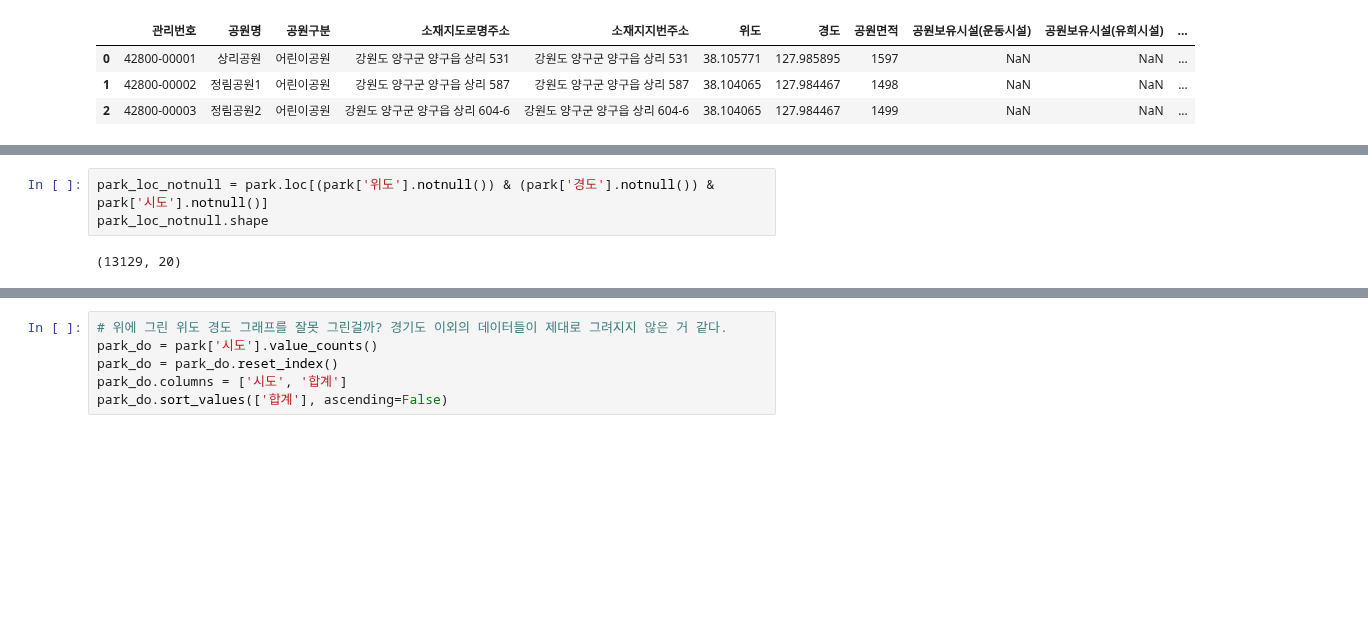
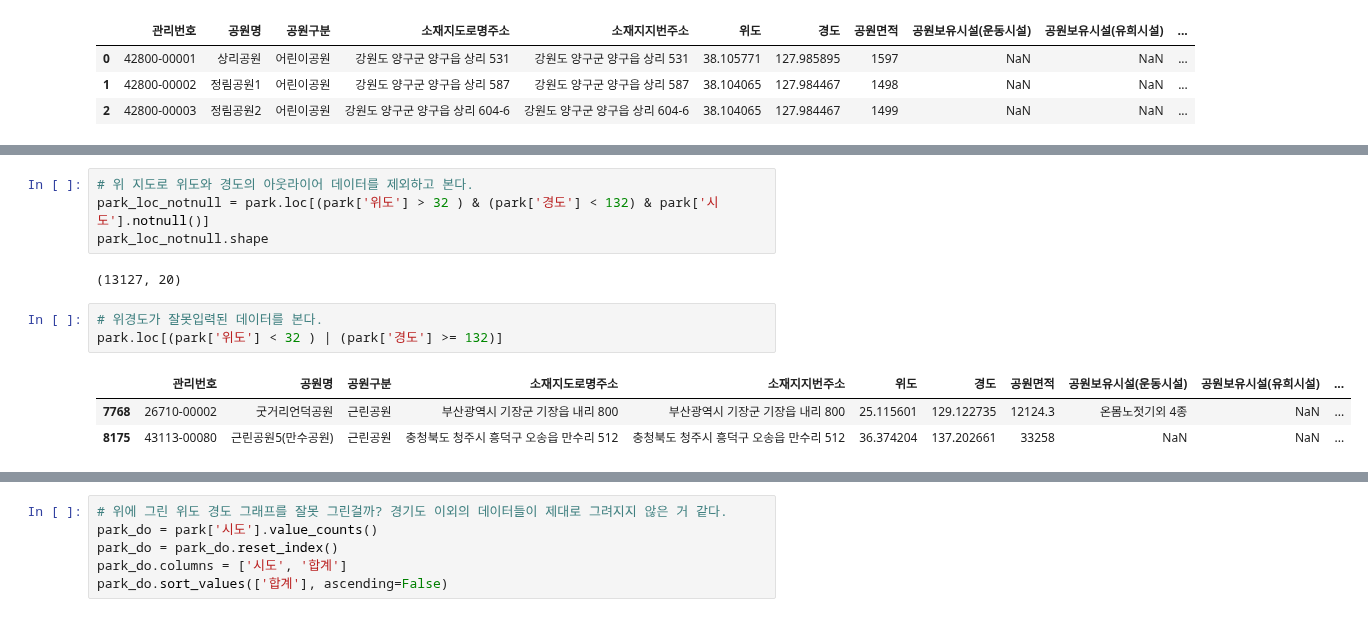
Before and after one commit to corazzon/OpenDataWrangling, a Jupyter notebook: park.ipynb, the cells around one changed output, grey strips where cells are left out. Cells and saved outputs as stored; diff of their text form; blank space fills up the shorter version.

```diff
--- a/park.ipynb
+++ b/park.ipynb
@@ -84,8 +76,16 @@ park.head(3)
 # %%
-park_loc_notnull = park.loc[(park['위도'].notnull()) & (park['경도'].notnull()) & park['시도'].notnull()]
+# 위 지도로 위도와 경도의 아웃라이어 데이터를 제외하고 본다.
+park_loc_notnull = park.loc[(park['위도'] > 32 ) & (park['경도'] < 132) & park['시도'].notnull()]
 park_loc_notnull.shape
 # %% [output]
-(13129, 20)
+(13127, 20)
+# %%
+# 위경도가 잘못입력된 데이터를 본다.
+park.loc[(park['위도'] < 32 ) | (park['경도'] >= 132)]
+# %% [output]
+|  | 관리번호 | 공원명 | 공원구분 | 소재지도로명주소 | 소재지지번주소 | 위도 | 경도 | 공원면적 | 공원보유시설(운동시설) | 공원보유시설(유희시설) | ... |
+| 7768 | 26710-00002 | 굿거리언덕공원 | 근린공원 | 부산광역시 기장군 기장읍 내리 800 | 부산광역시 기장군 기장읍 내리 800 | 25.115601 | 129.122735 | 12124.3 | 온몸노젓기외 4종 | NaN | ... |
+| 8175 | 43113-00080 | 근린공원5(만수공원) | 근린공원 | 충청북도 청주시 흥덕구 오송읍 만수리 512 | 충청북도 청주시 흥덕구 오송읍 만수리 512 | 36.374204 | 137.202661 | 33258 | NaN | NaN | ... |
 # %%
 park_loc_notnull['시도'].value_counts()
 # %% [output]
```
Also changed, not shown: parts of 13 cells of this notebook.
